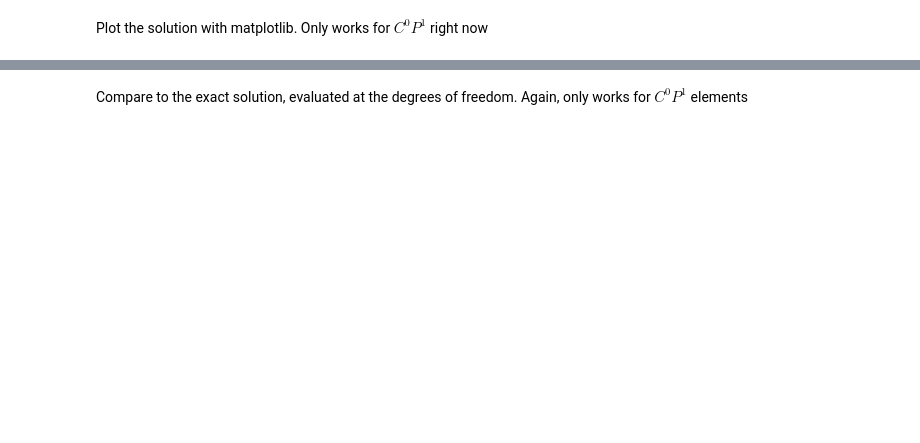
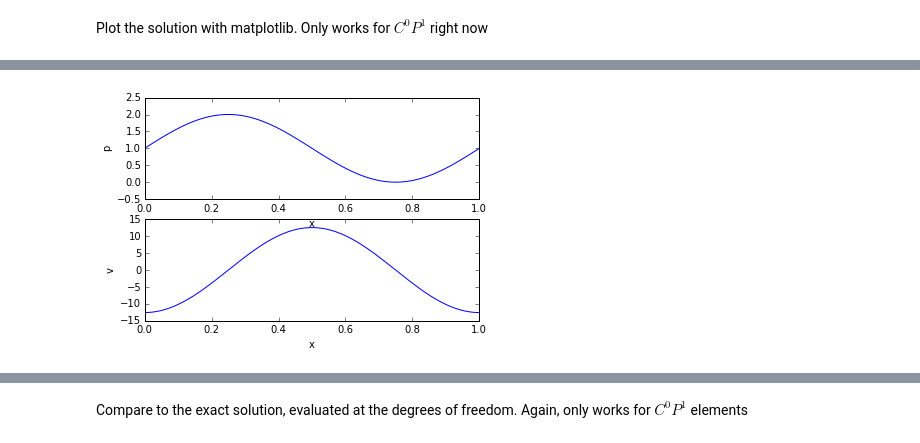
Before and after one commit to erdc/proteus-ps, a Jupyter notebook: Stokes-Example.ipynb, the cells around one changed output, grey strips where cells are left out. Drawn from its saved outputs; the diff is of its cells as text; code cells hidden in the pictures; blank space fills up the shorter version.

```diff
--- a/Stokes-Example.ipynb
+++ b/Stokes-Example.ipynb
@@ -110,8 +110,9 @@ physics.nd = 1; #One dimension
 physics.L=(1.0,1.0,1.0)
 
 #the object for evaluating the coefficients
-A  =[[a0]]
-physics.coefficients=MixedPoisson(A,rofx0)
+A  = [[a0]]
+epsilon = 1e-5
+physics.coefficients=MixedPoisson(A,rofx0,epsilon)
 
 #this functions job is to return another function holding the Dirichlet boundary conditions
 # wherever they are set
@@ -125,7 +126,6 @@ def getDBC_p(x,flag):
         return lambda x,t: pex0(x)
     else:
         return None
-
 
 def getNone(x,flag):
     return None
@@ -156,7 +156,7 @@ numerics.femSpaces = {0:FemTools.C0_AffineLinearOnSimplexWithNodalBasis,#pressur
 numerics.elementQuadrature = Quadrature.SimplexGaussQuadrature(physics.nd,4)
 numerics.elementBoundaryQuadrature = Quadrature.SimplexGaussQuadrature(physics.nd-1,4)
 #number of nodes in the x and y direction
-numerics.nn = 41
+numerics.nn = 101
 #numerics.nny= 41
 #matrix type
 numerics.numericalFluxType = NumericalFlux.StrongDirichletFactory(physics.fluxBoundaryConditions)
@@ -220,26 +221,34 @@ Plot the solution with matplotlib. Only works for $C^0 P^1$ right now
 # %%
 import matplotlib.pyplot as plt
 fig, (ax1,ax2) = plt.subplots(2,1)
 ax1.plot(x,p)
+ax1.set_xlabel('x')
+ax1.set_ylabel('p')
 useTH=True
 if not useTH:
     ax2.plot(x,v[:numerics.nn])
+    ax2.set_xlabel('x')
+    ax2.set_ylabel('v')
 else:
     xm = np.array(0.5*(x[:-1]+x[1:]))
     xq=[];
     vq=[];
     pq=[];
     for i in range(numerics.nn-1):
         xq.append(x[i])
         vq.append(v[i])
 #    uq.append(u[i])
         xq.append(xm[i])
         vq.append(v[numerics.nn+i])
 #    uq.append(u[numerics.nn+i])
     xq.append(x[-1])
     vq.append(v[-1])
 #uq.append(u[-1])
 #xq = np.concatenate([x,xm])
 #xq.append(x1[-1])
 #ax1.plot(xq,uq)
     ax2.plot(xq,vq)
+    ax2.set_xlabel('x')
+    ax2.set_ylabel('v')
+# %% [output]
+[figure, added]
```
Also changed, not shown: parts of 6 cells of this notebook.
